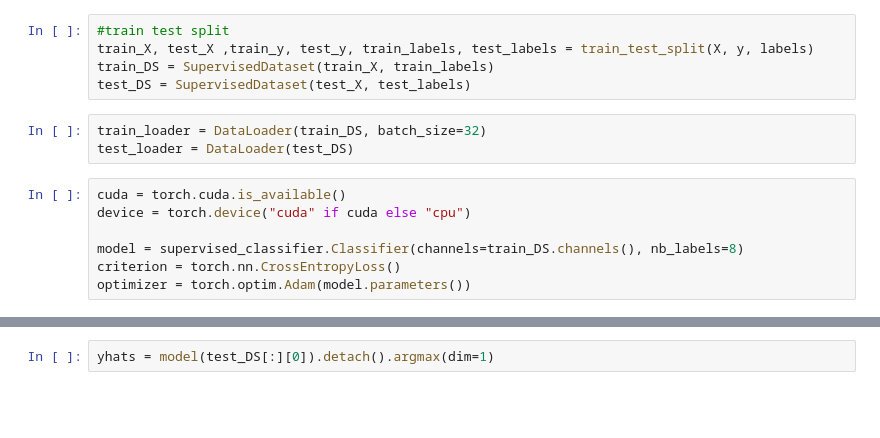
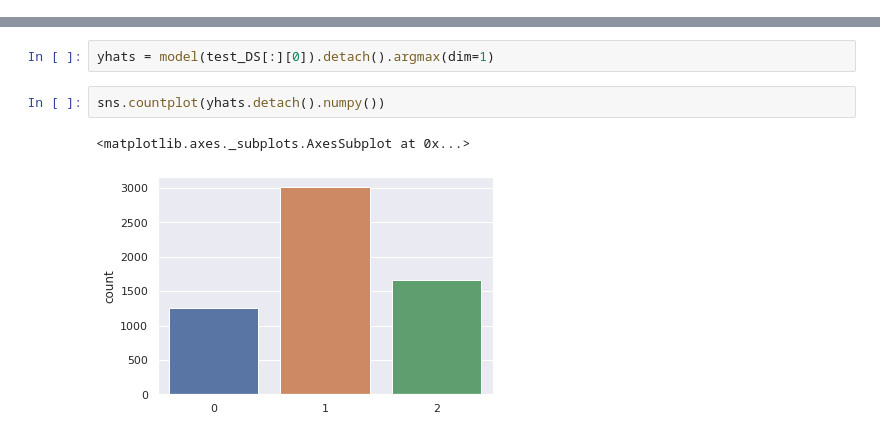
Before and after one commit to evangstav/Channel_Charting, a Jupyter notebook: notebooks/SemiSupervised.ipynb, the cells around one changed output, grey strips where cells are left out. Saved outputs shown, nothing was run; the diff lists cells and outputs as text; blank space fills up the shorter version.

```diff
--- a/notebooks/SemiSupervised.ipynb
+++ b/notebooks/SemiSupervised.ipynb
@@ -65,16 +122 @@ sns.scatterplot(y[:,0], y[:,1], hue=labels, alpha=0.3)
-# %%
-#train test split
-train_X, test_X ,train_y, test_y, train_labels, test_labels = train_test_split(X, y, labels)
-train_DS = SupervisedDataset(train_X, train_labels)
-test_DS = SupervisedDataset(test_X, test_labels)
-# %%
-train_loader = DataLoader(train_DS, batch_size=32)
-test_loader = DataLoader(test_DS)
-# %%
-cuda = torch.cuda.is_available()
-device = torch.device("cuda" if cuda else "cpu")
-
-model = supervised_classifier.Classifier(channels=train_DS.channels(), nb_labels=8)
-criterion = torch.nn.CrossEntropyLoss()
-optimizer = torch.optim.Adam(model.parameters())
 # %% [markdown]
@@ -146,2 +214,7 @@ Validation Accuracy:  0.6645892351274788
 # %%
 yhats = model(test_DS[:][0]).detach().argmax(dim=1)
+# %%
+sns.countplot(yhats.detach().numpy())
+# %% [output]
+<matplotlib.axes._subplots.AxesSubplot at 0x...>
+[figure, added]
```
Also changed, not shown: parts of 24 cells of this notebook, 3 other files.
